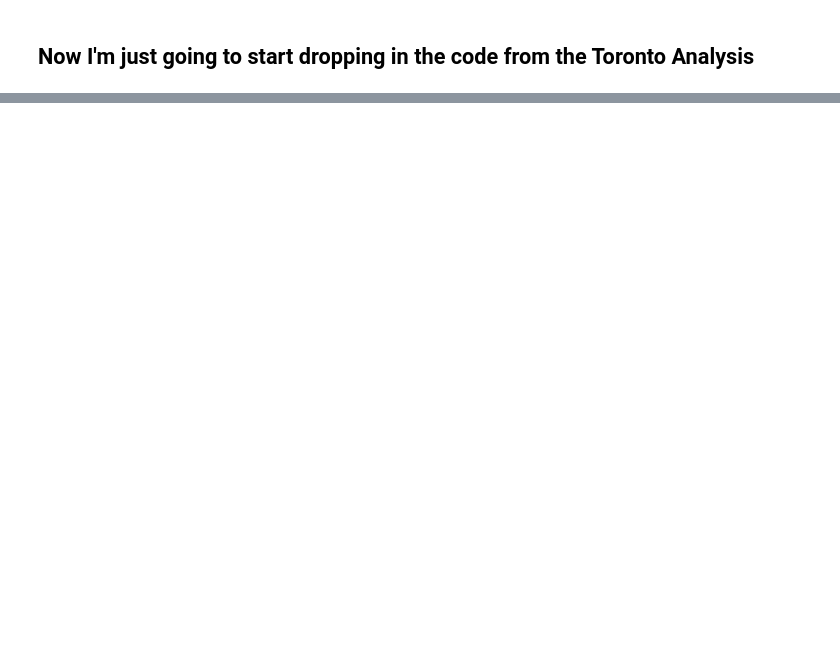
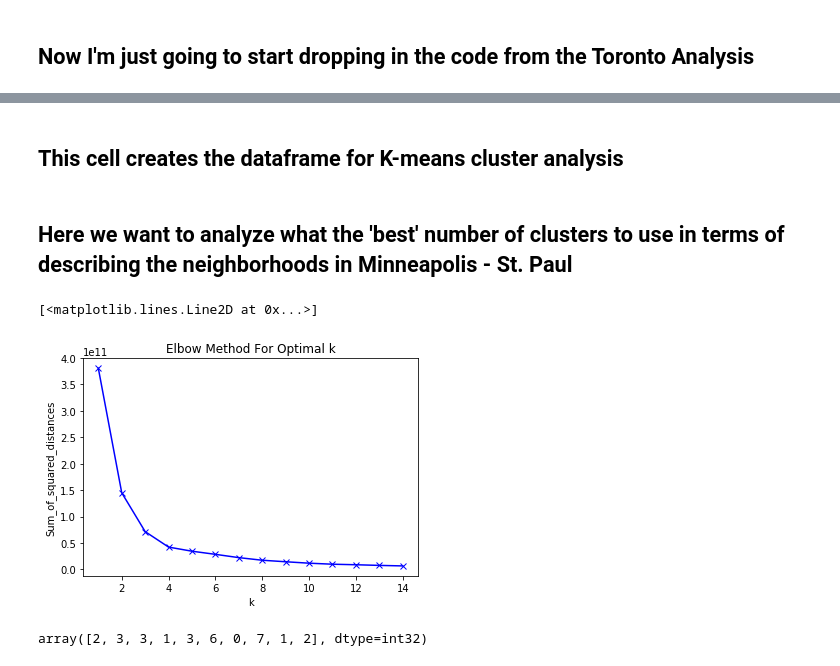
Before and after one commit to michaelmcanally/MinnesotaNice, a Jupyter notebook: Minnesota Nicest Data Sources.ipynb, the cells around one changed output, grey strips where cells are left out. Saved outputs shown, nothing was run; the diff lists cells and outputs as text; code cells hidden in the pictures; blank space fills up the shorter version.

```diff
--- a/Minnesota Nicest Data Sources.ipynb
+++ b/Minnesota Nicest Data Sources.ipynb
@@ -339,14 +390,12 @@ print('There are {} uniques categories.'.format(len(TorontoVenues['Venue Categor
 # %%
-
-
 # one hot encoding
-Toronto_onehot = pd.get_dummies(TorontoVenues[['Venue Category']], prefix="", prefix_sep="")
+MSP_onehot = pd.get_dummies(MSPVenues[['Venue Category']], prefix="", prefix_sep="")
 
 # add neighborhood column back to dataframe
-Toronto_onehot['Neighbourhood'] = TorontoVenues['Neighbourhood']
+MSP_onehot['Neighborhood'] = MSPVenues['Neighborhood']
 
 # move neighborhood column to the first column
-fixed_columns = [Toronto_onehot.columns[-1]] + list(Toronto_onehot.columns[:-1])
-Toronto_onehot = Toronto_onehot[fixed_columns]
+fixed_columns = [MSP_onehot.columns[-1]] + list(MSP_onehot.columns[:-1])
+MSP_onehot = MSP_onehot[fixed_columns]
 
-Toronto_onehot.head()
+MSP_onehot.head()
@@ -357,0 +414,3 @@ Toronto_grouped
+# %%
+MSP_grouped = MSP_onehot.groupby('Neighborhood').mean().reset_index()
+MSP_grouped
@@ -399,12 +504,39 @@ neighborhoods_venues_sorted.head()
+# %% [markdown]
+## This cell creates the dataframe for K-means cluster analysis
+# %%
+MSP_grouped_clustering1 = MSP_grouped.join(TwinCityNeighborhoodsDF.set_index('neighborhood'), on = 'Neighborhood')
+
+MSP_grouped_clustering2 = MSP_grouped_clustering1.drop(['Neighborhood', 'latitude', 'longitude', 'lat-lon', 'address', 'geography', 'City'], 1)
+# %% [markdown]
+## Here we want to analyze what the 'best' number of clusters to use in terms of describing the neighborhoods in Minneapolis - St. Paul
+# %%
+Sum_of_squared_distances = []
+K = range(1,15)
+for k in K:
+    km = KMeans(n_clusters=k)
+    km = km.fit(MSP_grouped_clustering2)
+    Sum_of_squared_distances.append(km.inertia_)
+# %%
+from matplotlib import pyplot as plt
+
+plot = plt.plot(K, Sum_of_squared_distances, 'bx-')
+plt.xlabel('k')
+plt.ylabel('Sum_of_squared_distances')
+plt.title('Elbow Method For Optimal k')
+
+plot
+# %% [output]
+[<matplotlib.lines.Line2D at 0x...>]
+[figure, added]
 # %%
 # set number of clusters
-kclusters = 5
-
-Toronto_grouped_clustering = Toronto_grouped.drop('Neighbourhood', 1)
+kclusters = 8
 
 # run k-means clustering
-kmeans = KMeans(n_clusters=kclusters, random_state=0).fit(Toronto_grouped_clustering)
+kmeans = KMeans(n_clusters=kclusters, random_state=0).fit(MSP_grouped_clustering2)
 
 # check cluster labels generated for each row in the dataframe
 kmeans.labels_[0:10]
+# %% [output]
+array([2, 3, 3, 1, 3, 6, 0, 7, 1, 2], dtype=int32)
 # %%
```
Also changed, not shown: parts of 23 cells of this notebook.
